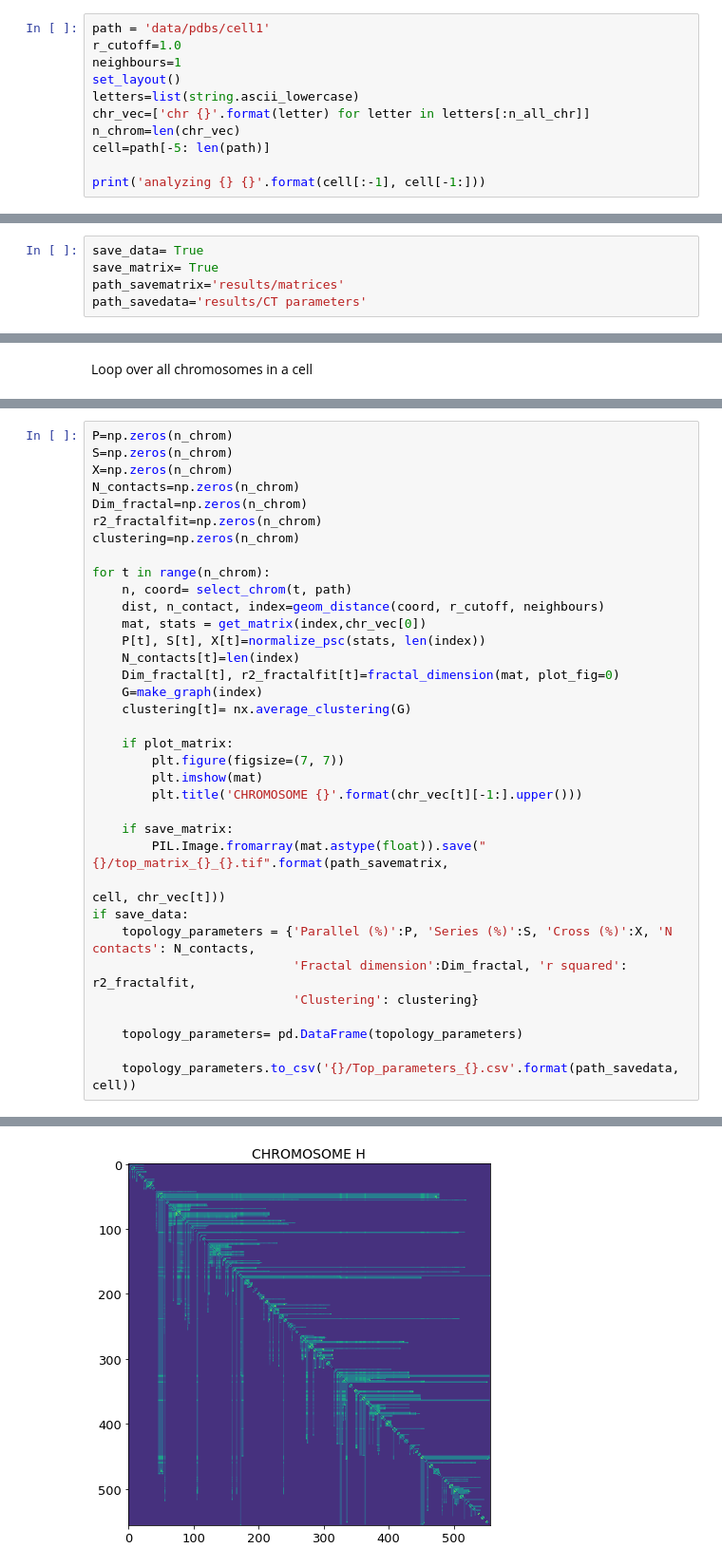
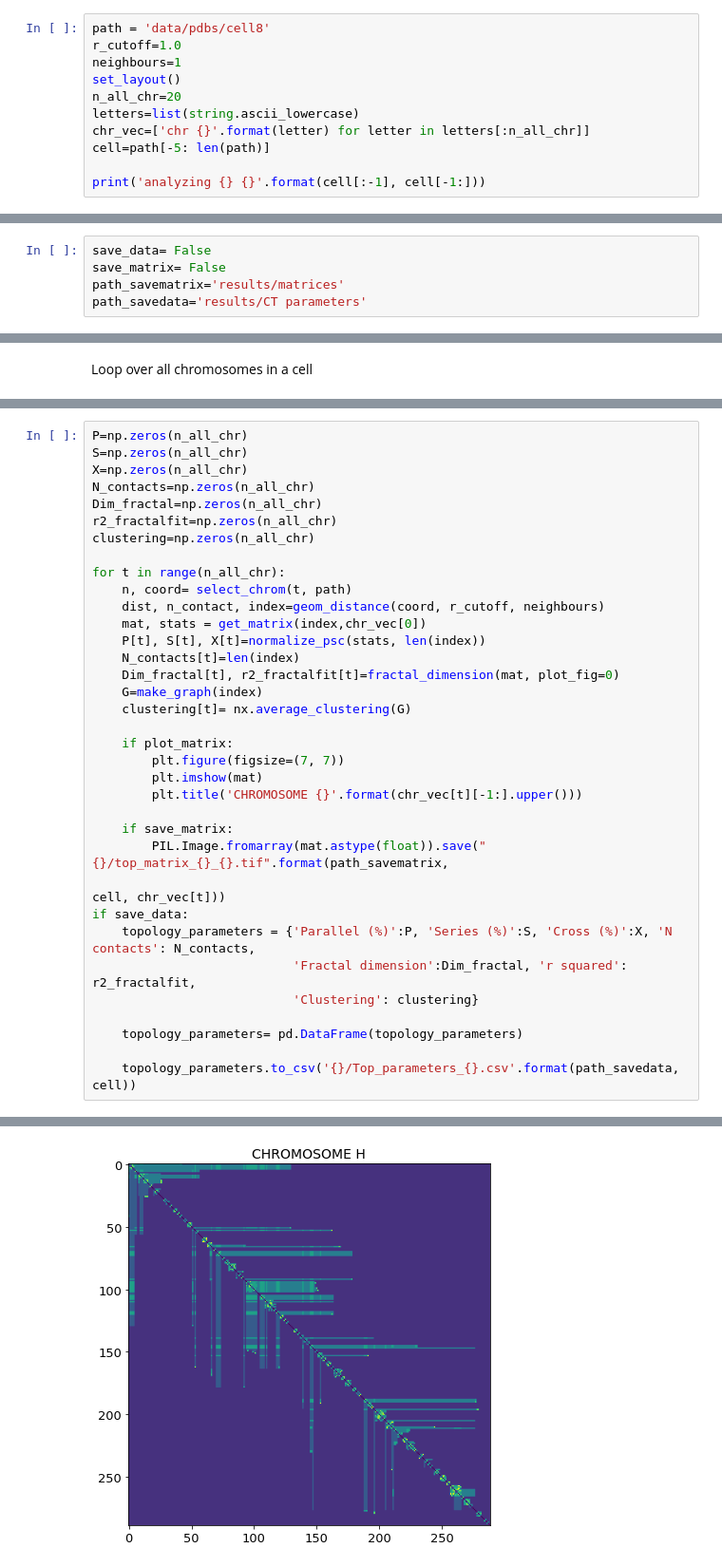
Before and after one commit to barbaroo/genome_topology, a Jupyter notebook: Extract_topology.ipynb, the cells around one changed output, grey strips where cells are left out. Shown at 95% size. Drawn from its saved outputs; the diff is of its cells as text.

```diff
--- a/Extract_topology.ipynb
+++ b/Extract_topology.ipynb
@@ -27,13 +27,13 @@ First, the PDB structures are processed in order to find spatial contacts. A spa
 # %% [markdown]
 Choose paramters: cell number, cutoff radius and number of neighbors to exclude from the analysis
 # %%
-path = 'data/pdbs/cell1'
+path = 'data/pdbs/cell8'
 r_cutoff=1.0
 neighbours=1
 set_layout()
+n_all_chr=20
 letters=list(string.ascii_lowercase)
 chr_vec=['chr {}'.format(letter) for letter in letters[:n_all_chr]]
-n_chrom=len(chr_vec)
 cell=path[-5: len(path)]
 
 print('analyzing {} {}'.format(cell[:-1], cell[-1:]))
@@ -42,8 +42,8 @@ analyzing cell 1
 # %% [markdown]
 ### PROCESS SINGLE CHROMOSOME
 # %%
-save_data= True
-save_matrix= True
+save_data= False
+save_matrix= False
 path_savematrix='results/matrices'
 path_savedata='results/CT parameters'
 # %%
@@ -107,13 +107,13 @@ Retrieve chromosome coordinates
 # %%
-P=np.zeros(n_chrom)
-S=np.zeros(n_chrom)
-X=np.zeros(n_chrom)
-N_contacts=np.zeros(n_chrom)
-Dim_fractal=np.zeros(n_chrom)
-r2_fractalfit=np.zeros(n_chrom)
-clustering=np.zeros(n_chrom)
+P=np.zeros(n_all_chr)
+S=np.zeros(n_all_chr)
+X=np.zeros(n_all_chr)
+N_contacts=np.zeros(n_all_chr)
+Dim_fractal=np.zeros(n_all_chr)
+r2_fractalfit=np.zeros(n_all_chr)
+clustering=np.zeros(n_all_chr)
 
-for t in range(n_chrom):
+for t in range(n_all_chr):
     n, coord= select_chrom(t, path)
     dist, n_contact, index=geom_distance(coord, r_cutoff, neighbours)
     mat, stats = get_matrix(index,chr_vec[0])
@@ -150 +150 @@ if save_data:
-[figure, old version]
+[figure, new version]
```
Also changed, not shown: parts of 7 cells of this notebook, 2 other files.
